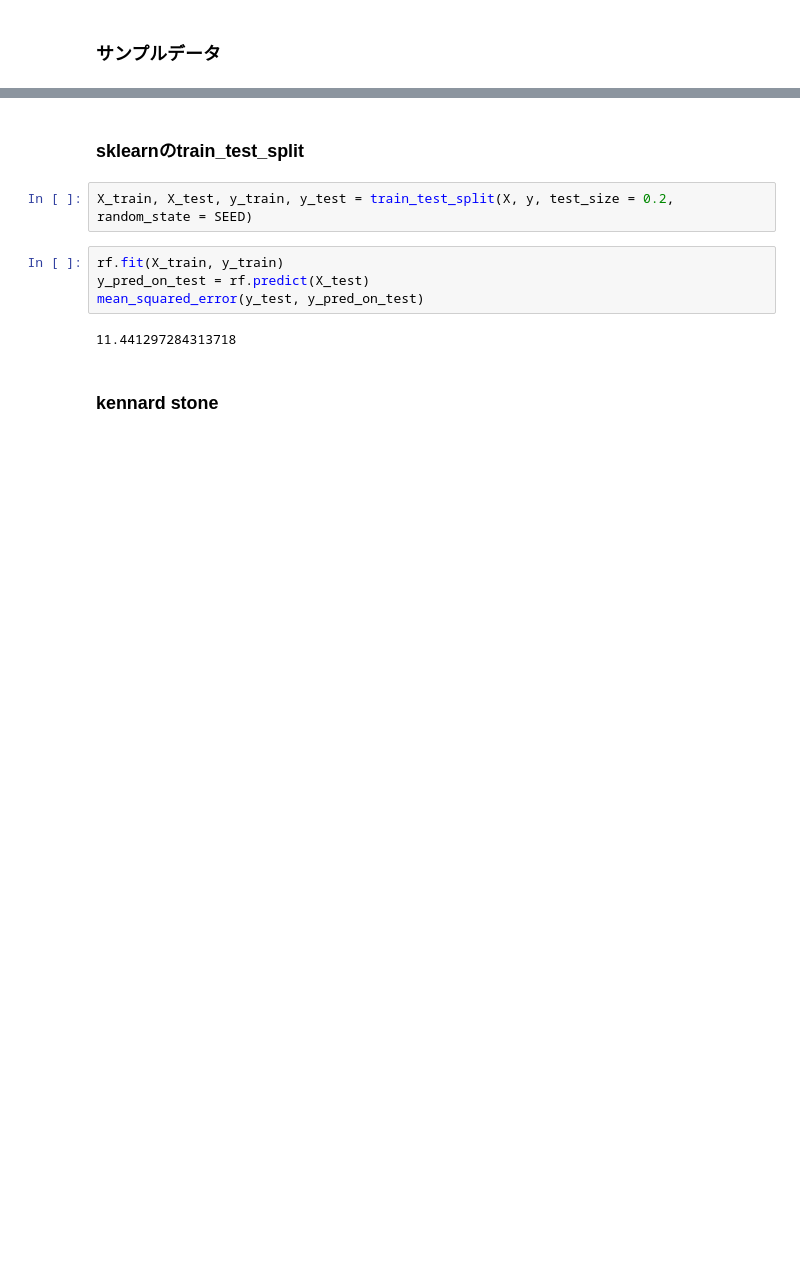
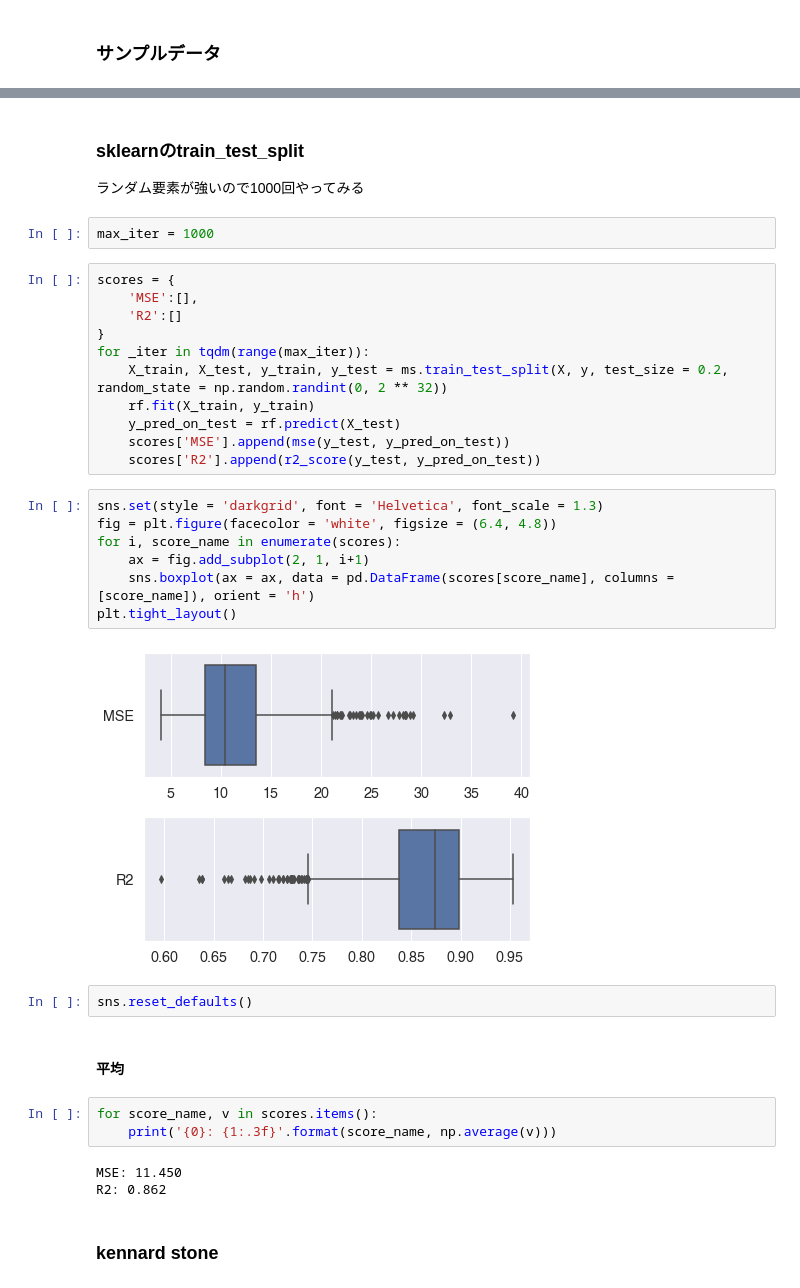
Before and after one commit to yu9824/kennard_stone, a Jupyter notebook: example/comparison.ipynb, the cells around one changed output, grey strips where cells are left out. Drawn from its saved outputs; the diff is of its cells as text; blank space fills up the shorter version.

```diff
--- a/example/comparison.ipynb
+++ b/example/comparison.ipynb
@@ -40,13 +51,38 @@ X.head()
 # %% [markdown]
 ### sklearnのtrain_test_split
+ランダム要素が強いので1000回やってみる
-# %%
-X_train, X_test, y_train, y_test = train_test_split(X, y, test_size = 0.2, random_state = SEED)
-# %%
-rf.fit(X_train, y_train)
-y_pred_on_test = rf.predict(X_test)
-mean_squared_error(y_test, y_pred_on_test)
-# %% [output]
-11.441297284313718
+# %%
+max_iter = 1000
+# %%
+scores = {
+    'MSE':[],
+    'R2':[]
+}
+for _iter in tqdm(range(max_iter)):
+    X_train, X_test, y_train, y_test = ms.train_test_split(X, y, test_size = 0.2, random_state = np.random.randint(0, 2 ** 32))
+    rf.fit(X_train, y_train)
+    y_pred_on_test = rf.predict(X_test)
+    scores['MSE'].append(mse(y_test, y_pred_on_test))
+    scores['R2'].append(r2_score(y_test, y_pred_on_test))
+# %%
+sns.set(style = 'darkgrid', font = 'Helvetica', font_scale = 1.3)
+fig = plt.figure(facecolor = 'white', figsize = (6.4, 4.8))
+for i, score_name in enumerate(scores):
+    ax = fig.add_subplot(2, 1, i+1)
+    sns.boxplot(ax = ax, data = pd.DataFrame(scores[score_name], columns = [score_name]), orient = 'h')
+plt.tight_layout()
+# %% [output]
+[figure, added]
+# %%
+sns.reset_defaults()
+# %% [markdown]
+#### 平均
+# %%
+for score_name, v in scores.items():
+    print('{0}: {1:.3f}'.format(score_name, np.average(v)))
+# %% [output]
+MSE: 11.450
+R2: 0.862
 # %% [markdown]
 ### kennard stone
 # %%
```
Also changed, not shown: parts of 29 cells of this notebook, 4 other files.
